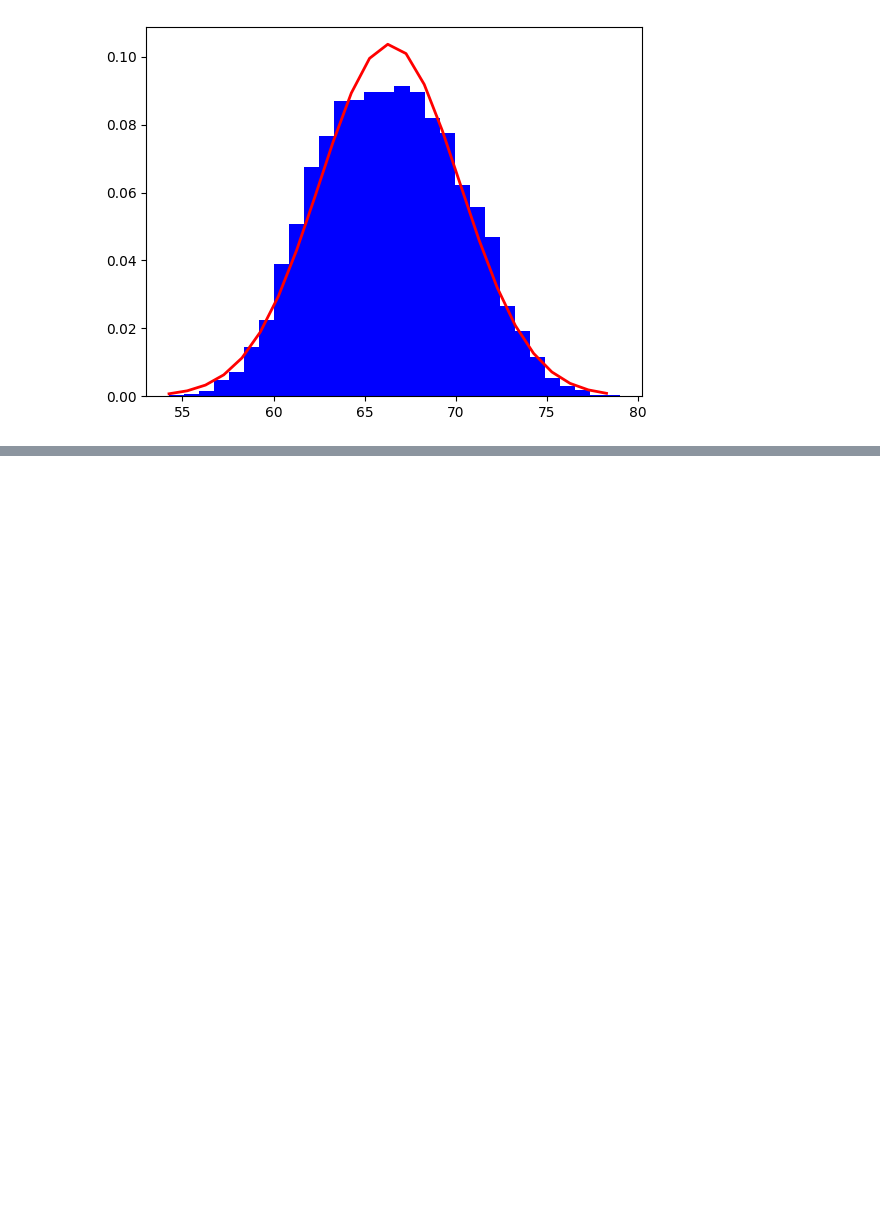
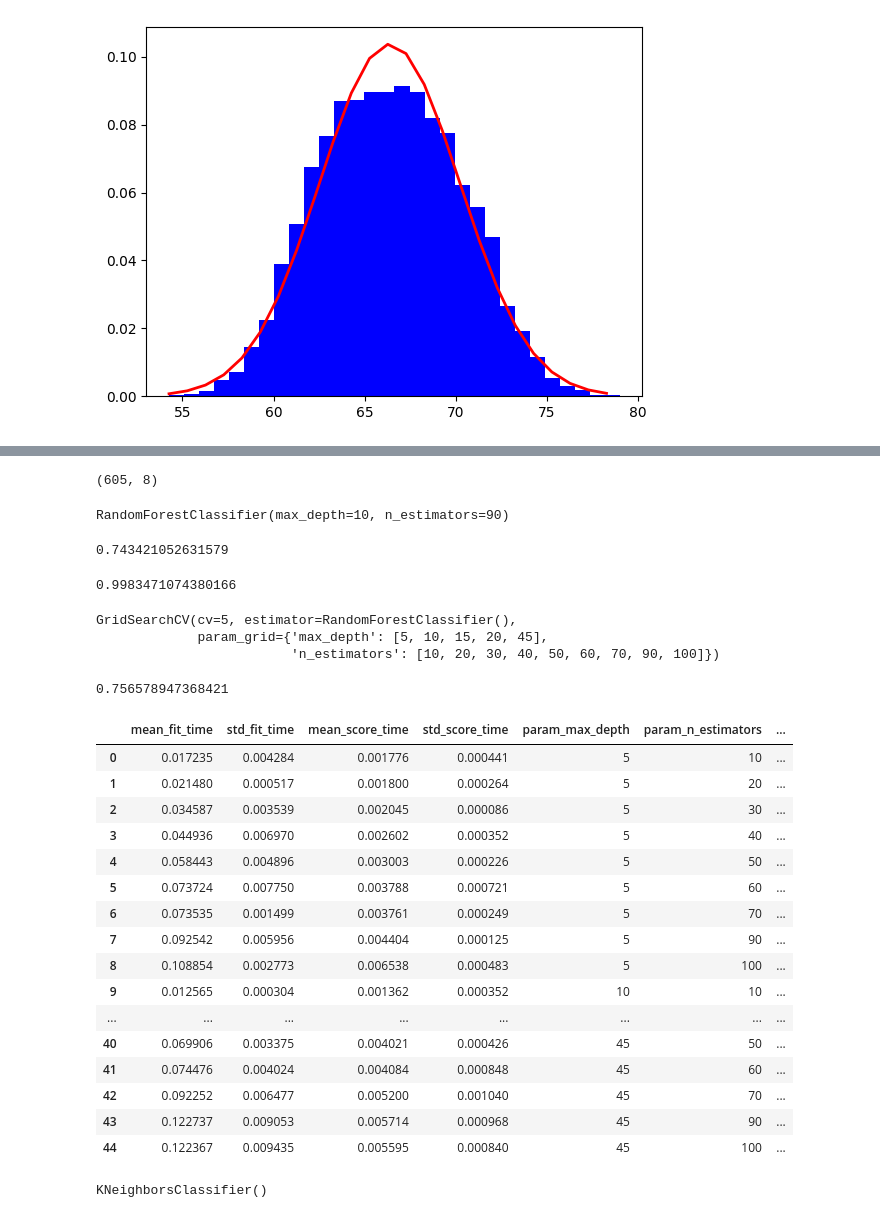
Before and after one commit to ADITYAGUPTAx/AI-ML-Notebook-From-Scratch, a Jupyter notebook: linear regression.ipynb, the cells around one changed output, grey strips where cells are left out. Drawn from its saved outputs; the diff is of its cells as text; code cells hidden in the pictures; blank space fills up the shorter version.

Commit message:
Updated Ml models file

```diff
--- a/linear regression.ipynb
+++ b/linear regression.ipynb
@@ -3189,0 +3376,4 @@ plt.plot(rng, norm.pdf(rng,df.Height.mean(),df.Height.std()),linewidth=2, color=
+# %%
+x1.shape
+# %% [output]
+(605, 8)
@@ -3189,0 +3382,55 @@ plt.plot(rng, norm.pdf(rng,df.Height.mean(),df.Height.std()),linewidth=2, color=
+# %%
+model=rfc(n_estimators=90,max_depth=10)
+# %%
+model.fit(x1,y1)
+# %% [output]
+RandomForestClassifier(max_depth=10, n_estimators=90)
+# %%
+model.score(x2,y2)
+# %% [output]
+0.743421052631579
+# %%
+model.score(x1,y1)
+# %% [output]
+0.9983471074380166
+# %%
+from sklearn.model_selection import GridSearchCV as gscv
+
+clf=gscv(model,{'n_estimators':[10,20,30,40,50,60,70,90,100], 'max_depth':[5,10,15,20,45]}, cv=5)
+# %%
+clf.fit(x1,y1)
+# %% [output]
+GridSearchCV(cv=5, estimator=RandomForestClassifier(),
+             param_grid={'max_depth': [5, 10, 15, 20, 45],
+                         'n_estimators': [10, 20, 30, 40, 50, 60, 70, 90, 100]})
+# %%
+clf.score(x2,y2)
+# %% [output]
+0.756578947368421
+# %%
+pd.DataFrame(clf.cv_results_)
+# %% [output]
+|  | mean_fit_time | std_fit_time | mean_score_time | std_score_time | param_max_depth | param_n_estimators | ... |
+| 0 | 0.017235 | 0.004284 | 0.001776 | 0.000441 | 5 | 10 | ... |
+| 1 | 0.021480 | 0.000517 | 0.001800 | 0.000264 | 5 | 20 | ... |
+| 2 | 0.034587 | 0.003539 | 0.002045 | 0.000086 | 5 | 30 | ... |
+| 3 | 0.044936 | 0.006970 | 0.002602 | 0.000352 | 5 | 40 | ... |
+| 4 | 0.058443 | 0.004896 | 0.003003 | 0.000226 | 5 | 50 | ... |
+| 5 | 0.073724 | 0.007750 | 0.003788 | 0.000721 | 5 | 60 | ... |
+| 6 | 0.073535 | 0.001499 | 0.003761 | 0.000249 | 5 | 70 | ... |
+| 7 | 0.092542 | 0.005956 | 0.004404 | 0.000125 | 5 | 90 | ... |
+| 8 | 0.108854 | 0.002773 | 0.006538 | 0.000483 | 5 | 100 | ... |
+| 9 | 0.012565 | 0.000304 | 0.001362 | 0.000352 | 10 | 10 | ... |
+| ... | ... | ... | ... | ... | ... | ... | ... |
+| 40 | 0.069906 | 0.003375 | 0.004021 | 0.000426 | 45 | 50 | ... |
+| 41 | 0.074476 | 0.004024 | 0.004084 | 0.000848 | 45 | 60 | ... |
+| 42 | 0.092252 | 0.006477 | 0.005200 | 0.001040 | 45 | 70 | ... |
+| 43 | 0.122737 | 0.009053 | 0.005714 | 0.000968 | 45 | 90 | ... |
+| 44 | 0.122367 | 0.009435 | 0.005595 | 0.000840 | 45 | 100 | ... |
+# %%
+from sklearn.neighbors import KNeighborsClassifier as knc
+knc=knc()
+
+knc.fit(x1,y1)
+# %% [output]
+KNeighborsClassifier()
```
Also changed, not shown: parts of 39 cells of this notebook.
